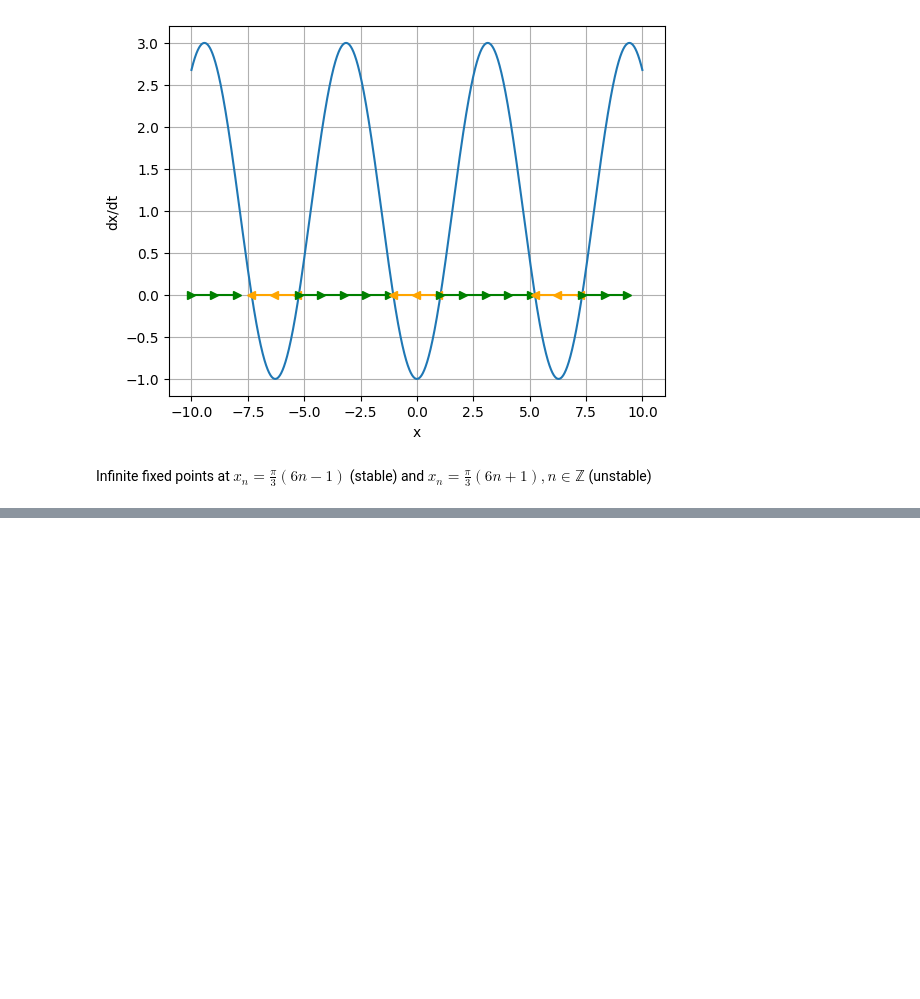
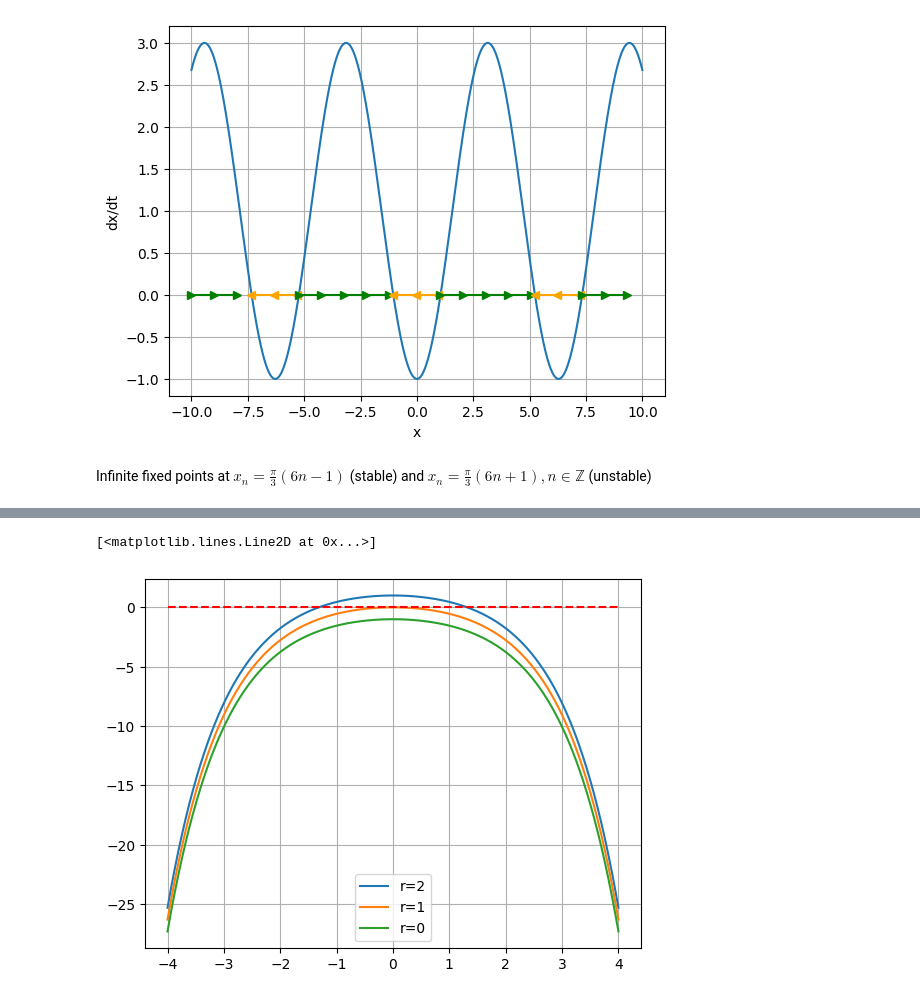
Before and after one commit to corinnawegner/Physics_of_complex_systems, a Jupyter notebook: Assignment 2/Assignment_2_Corinna_Wegner.ipynb, the cells around one changed output, grey strips where cells are left out. Cells and saved outputs as stored; diff of their text form; code cells hidden in the pictures; blank space fills up the shorter version.

```diff
--- a/Assignment 2/Assignment_2_Corinna_Wegner.ipynb
+++ b/Assignment 2/Assignment_2_Corinna_Wegner.ipynb
@@ -73,0 +86,12 @@ def f_6(x,r): #x > -1
+# %%
+x5 = np.linspace(-4,4,1000)
+list_r = [2,1, 0]
+for r in list_r:
+    list_f5 = [f_5(i, r) for i in x5]
+    plt.plot(x5, list_f5, label = f"r={r}")
+plt.grid()
+plt.legend()
+plt.plot(x5, np.zeros(len(x5)), "r--")
+# %% [output]
+[<matplotlib.lines.Line2D at 0x...>]
+[figure, added]
```
Also changed, not shown: parts of 2 cells of this notebook.
